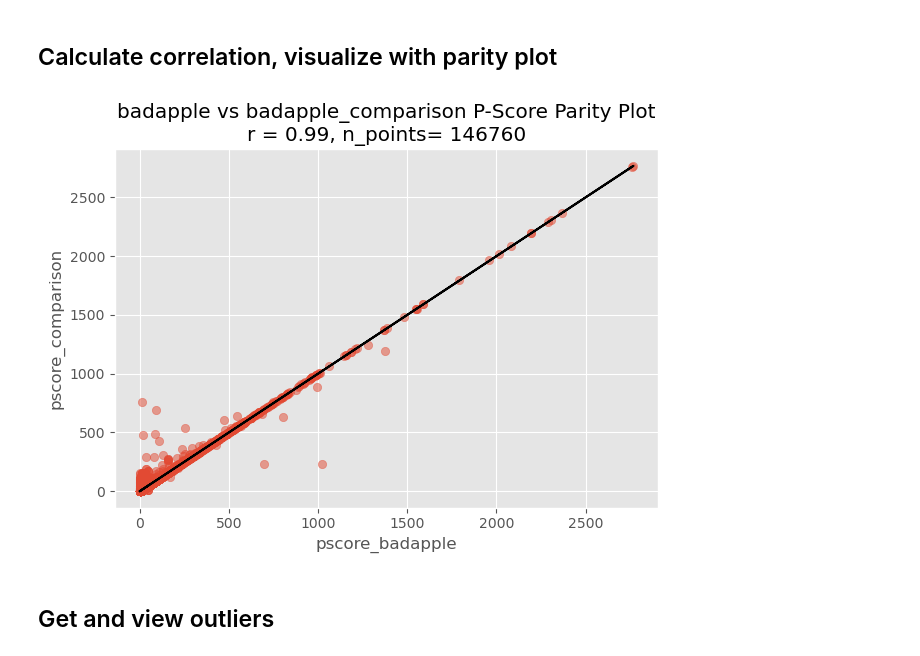
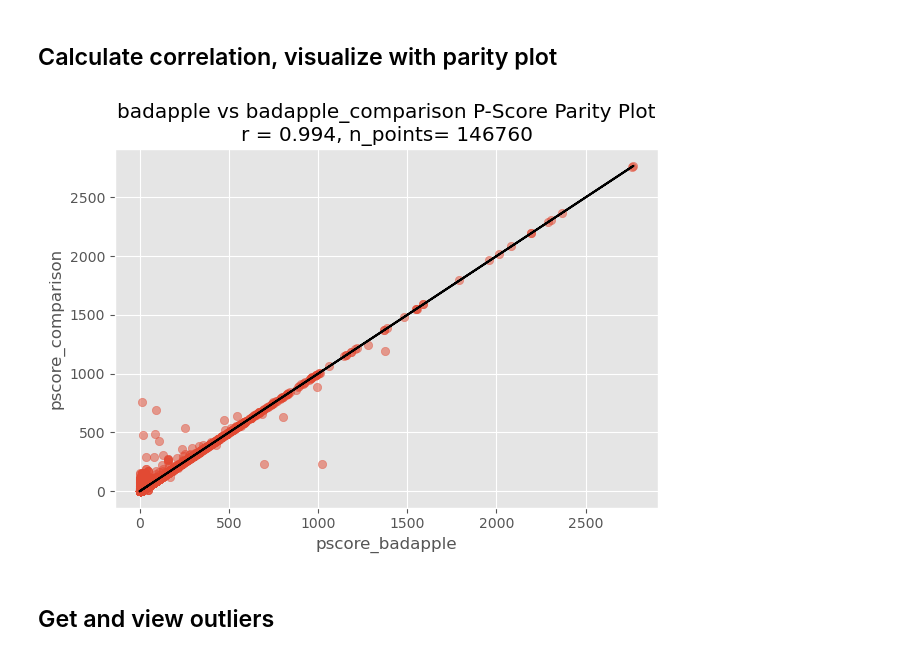
Before and after one commit to unmtransinfo/Badapple2, a Jupyter notebook: badapple1_comparison/src/notebooks/score_comparison.ipynb, the cells around one changed output. Drawn from its saved outputs; the diff is of its cells as text; code cells hidden in the pictures.

Commit message:
include addl precision in parity plot

```diff
--- a/badapple1_comparison/src/notebooks/score_comparison.ipynb
+++ b/badapple1_comparison/src/notebooks/score_comparison.ipynb
@@ -9,8 +9,8 @@ Note that scaffolds which have a score of 'None' are marked with a score of -1.0
 # define DB variables
 ORIGINAL_DB_NAME = "badapple"
 ORIGINAL_DB_HOST = "localhost"
-ORIGINAL_DB_USER = "<your_user>"
-ORIGINAL_DB_PASSWORD = "<your_password>"
+ORIGINAL_DB_USER = "<your_usr>"
+ORIGINAL_DB_PASSWORD = "<your_pw>"
 
 COMPARISON_DB_NAME = "badapple_comparison"
 COMPARISON_DB_HOST = ORIGINAL_DB_HOST
@@ -117,11 +117,11 @@ def create_parity_plot(df: pd.DataFrame, x_col: str, y_col: str, title: str=None
 correlation, p_value = pearsonr(shared_df["pscore_badapple"], shared_df["pscore_comparison"])
 # %%
 # visualize parity plot
-plot_title = "badapple vs badapple_comparison P-Score Parity Plot\nr = %.2f, n_points= %d" % (correlation, len(shared_df))
+plot_title = "badapple vs badapple_comparison P-Score Parity Plot\nr = %.3f, n_points= %d" % (correlation, len(shared_df))
 create_parity_plot(shared_df, "pscore_badapple", "pscore_comparison", plot_title)
 plt.show()
 # %% [output]
-[figure, old version]
+[figure, new version]
 # %% [markdown]
 ## Get and view outliers
 # %%
```
